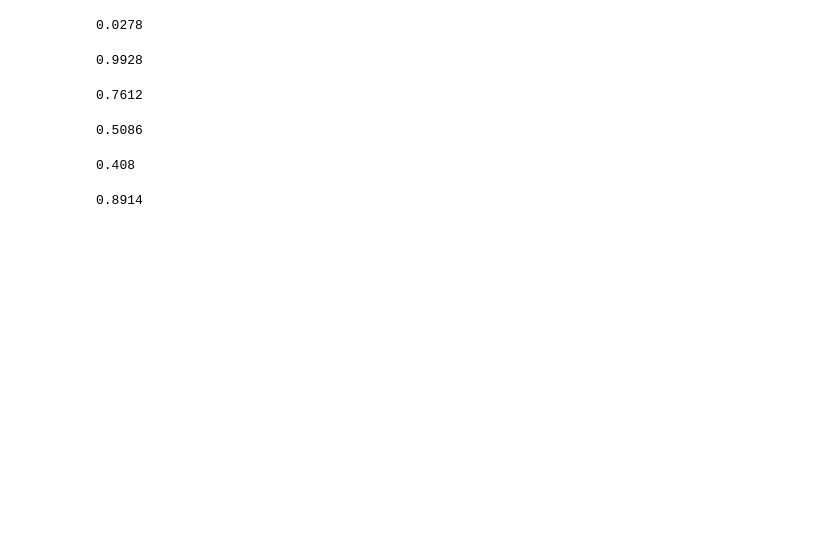
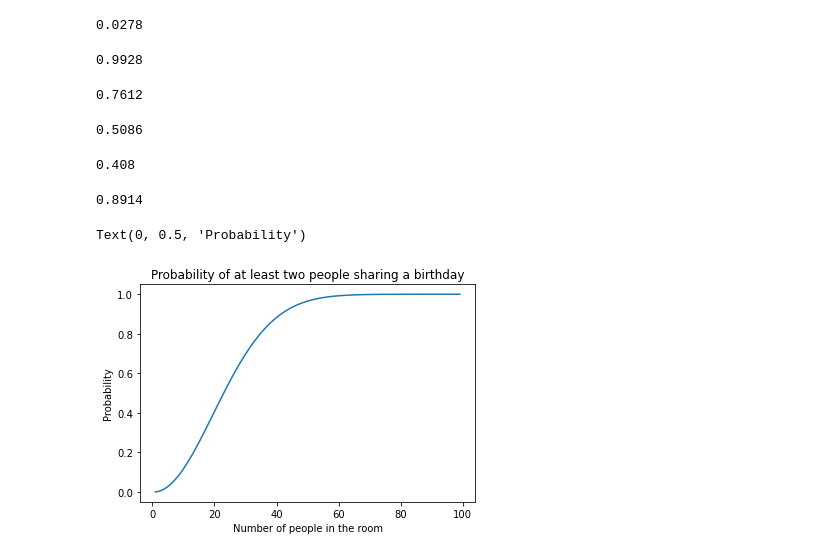
Before and after one commit to lincolnmuriithi11/statistics-exercises, a Jupyter notebook: simulation.ipynb, the cells around one changed output. Cells and saved outputs as stored; diff of their text form; code cells hidden in the pictures; blank space fills up the shorter version.

```diff
--- a/simulation.ipynb
+++ b/simulation.ipynb
@@ -351,3 +393,23 @@ birthdays
 (birthdays.n_unique != 40).mean()
 # %% [output]
 0.8914
+# %%
+# What if we have rooms of increasing size
+
+x = range(1, 100)
+
+# N will be a list of N for each room size
+N = [n * (n-1) / 2 for n in x]
+
+# Get the probability for each N
+y = [1 - (364/365)**n for n in N]
+# %%
+import matplotlib.pyplot as plt
+
+plt.title("Probability of at least two people sharing a birthday")
+plt.plot(x, y)
+plt.xlabel("Number of people in the room")
+plt.ylabel("Probability")
+# %% [output]
+Text(0, 0.5, 'Probability')
+[figure, added]
```
Also changed, not shown: parts of 5 cells of this notebook.
